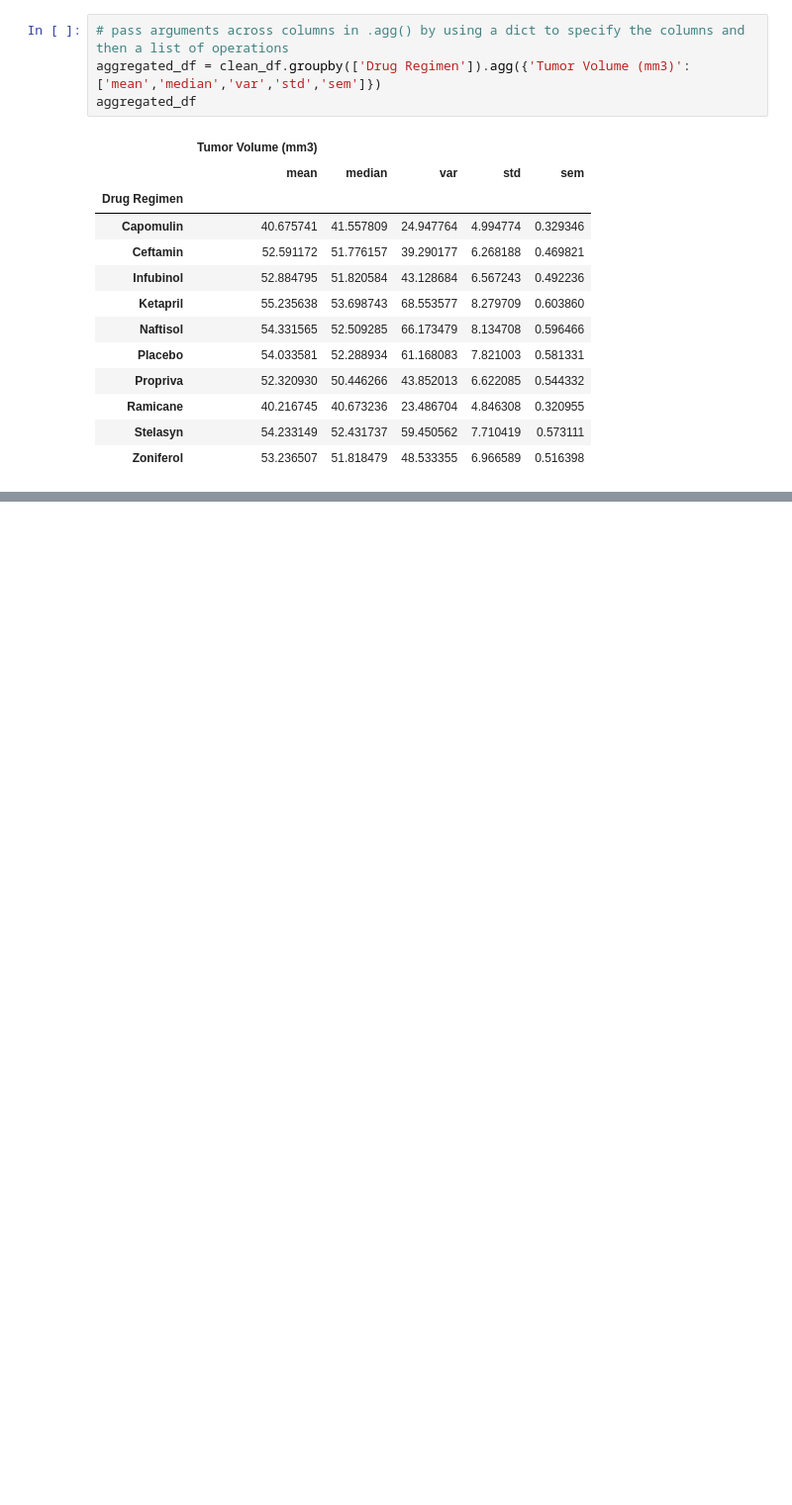
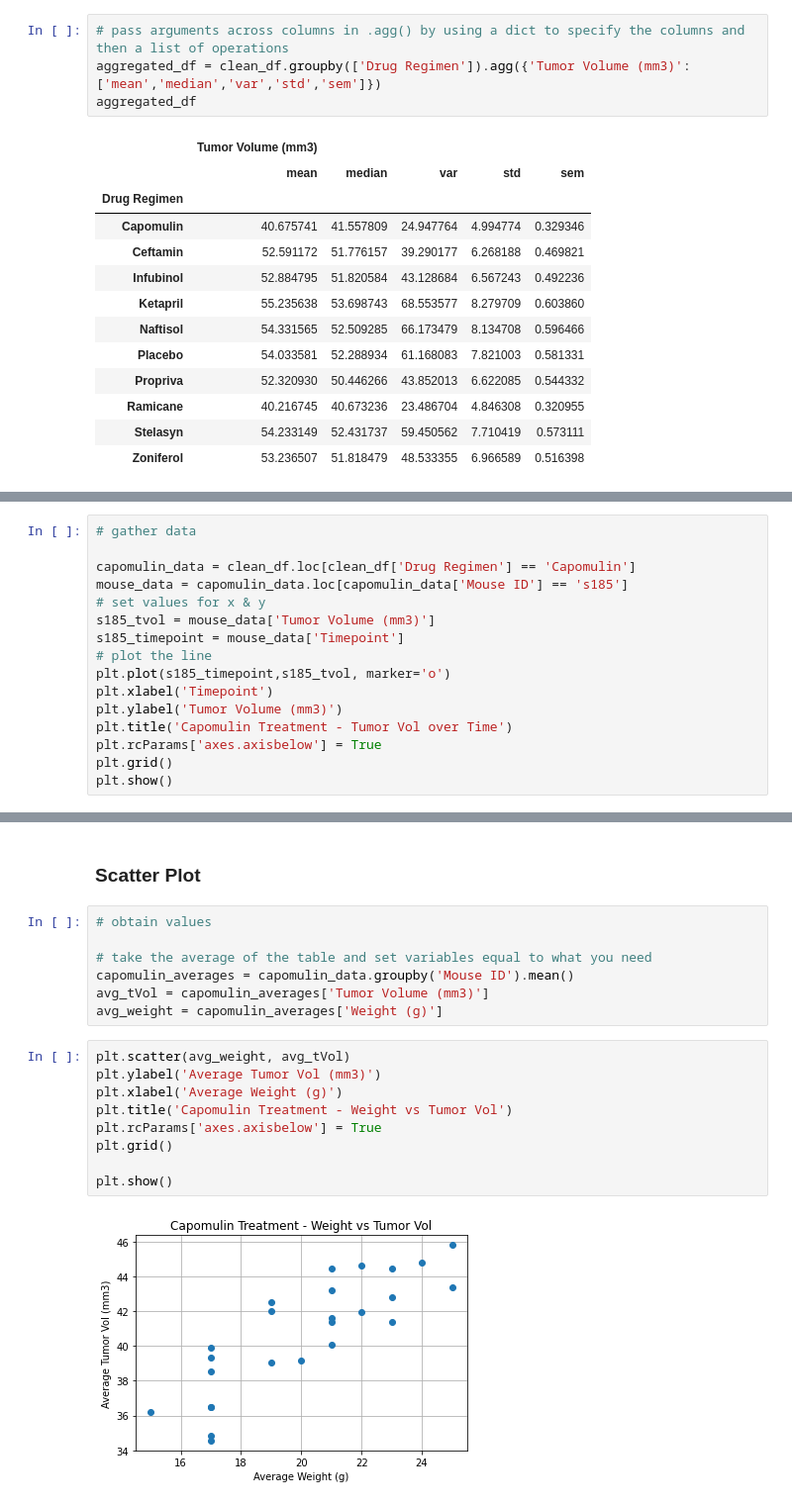
Before and after one commit to HendersonAlec2212/matplotlib-challenge, a Jupyter notebook: pymaceuticals.ipynb, the cells around one changed output, grey strips where cells are left out. Shown at 99% size. Saved outputs shown, nothing was run; the diff lists cells and outputs as text; blank space fills up the shorter version.

```diff
--- a/pymaceuticals.ipynb
+++ b/pymaceuticals.ipynb
@@ -446,0 +422,16 @@ plt.show()
+# %%
+# gather data
+
+capomulin_data = clean_df.loc[clean_df['Drug Regimen'] == 'Capomulin']
+mouse_data = capomulin_data.loc[capomulin_data['Mouse ID'] == 's185']
+# set values for x & y
+s185_tvol = mouse_data['Tumor Volume (mm3)']
+s185_timepoint = mouse_data['Timepoint']
+# plot the line
+plt.plot(s185_timepoint,s185_tvol, marker='o')
+plt.xlabel('Timepoint')
+plt.ylabel('Tumor Volume (mm3)')
+plt.title('Capomulin Treatment - Tumor Vol over Time')
+plt.rcParams['axes.axisbelow'] = True
+plt.grid()
+plt.show()
@@ -446,0 +440,20 @@ plt.show()
+# %% [markdown]
+### Scatter Plot
+# %%
+# obtain values
+
+# take the average of the table and set variables equal to what you need
+capomulin_averages = capomulin_data.groupby('Mouse ID').mean()
+avg_tVol = capomulin_averages['Tumor Volume (mm3)']
+avg_weight = capomulin_averages['Weight (g)']
+# %%
+plt.scatter(avg_weight, avg_tVol)
+plt.ylabel('Average Tumor Vol (mm3)')
+plt.xlabel('Average Weight (g)')
+plt.title('Capomulin Treatment - Weight vs Tumor Vol')
+plt.rcParams['axes.axisbelow'] = True
+plt.grid()
+
+plt.show()
+# %% [output]
+[figure, added]
```
Also changed, not shown: parts of 48 cells of this notebook, 1 other file.
